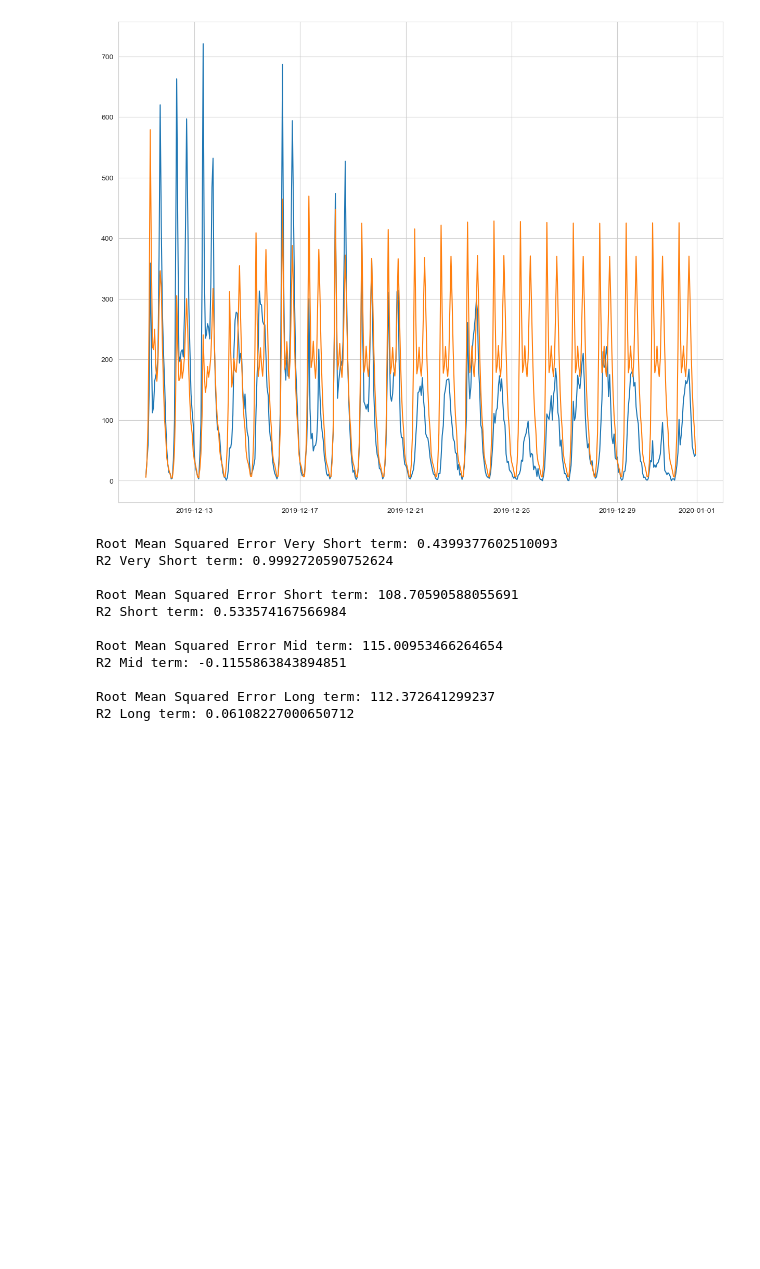
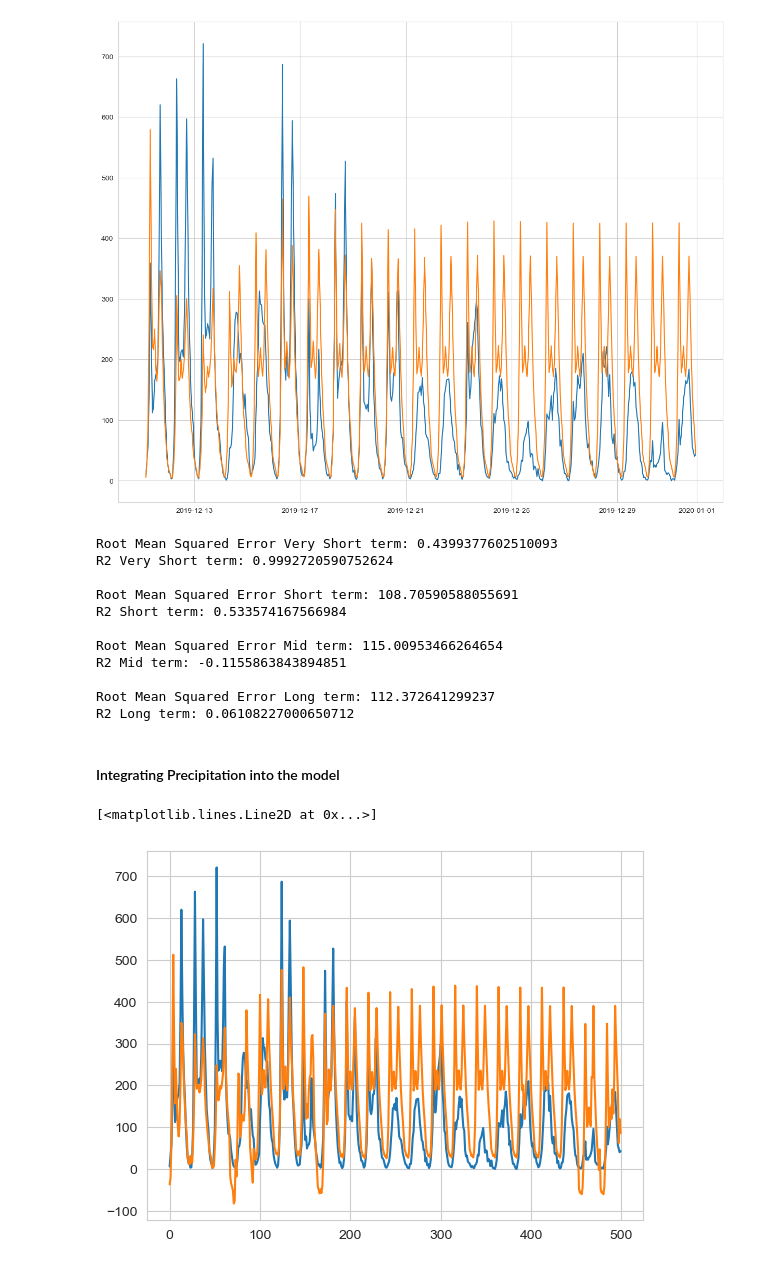
Before and after one commit to JuliusScheuerer/AA_Team_12_Assignment, a Jupyter notebook: AA_Team_12_Code.ipynb, the cells around one changed output. Cells and saved outputs as stored; diff of their text form; code cells hidden in the pictures; blank space fills up the shorter version.

Commit message:
updated arima prediction

```diff
--- a/AA_Team_12_Code.ipynb
+++ b/AA_Team_12_Code.ipynb
@@ -903,3 +900,22 @@ R2 Mid term: -0.1155863843894851
 
 Root Mean Squared Error Long term: 112.372641299237
 R2 Long term: 0.06108227000650712
+# %% [markdown]
+#### Integrating Precipitation into the model
+# %%
+train_precip_values = pd.DataFrame(weather_all_hours["precip"])[:-500]
+test_precip_values = pd.DataFrame(weather_all_hours["precip"])[-500:]
+
+model_precip = ARIMA(ARIMA_hours[:-500], train_precip_values, seasonal_order=(2,1,2,24))
+results_ARIMA_hours_precip = model_precip.fit()
+
+ARIMA_precip = results_ARIMA_hours_precip.forecast(500, exog=test_precip_values).values
+ARIMA_actual = ARIMA_hours[-500:].values
+
+#Plot the prediction against the real data
+plt.figure(figsize = (15,12))
+plt.plot(ARIMA_actual)
+plt.plot(ARIMA_precip)
+# %% [output]
+[<matplotlib.lines.Line2D at 0x...>]
+[figure, added]
```
Also changed, not shown: parts of 16 cells of this notebook.
